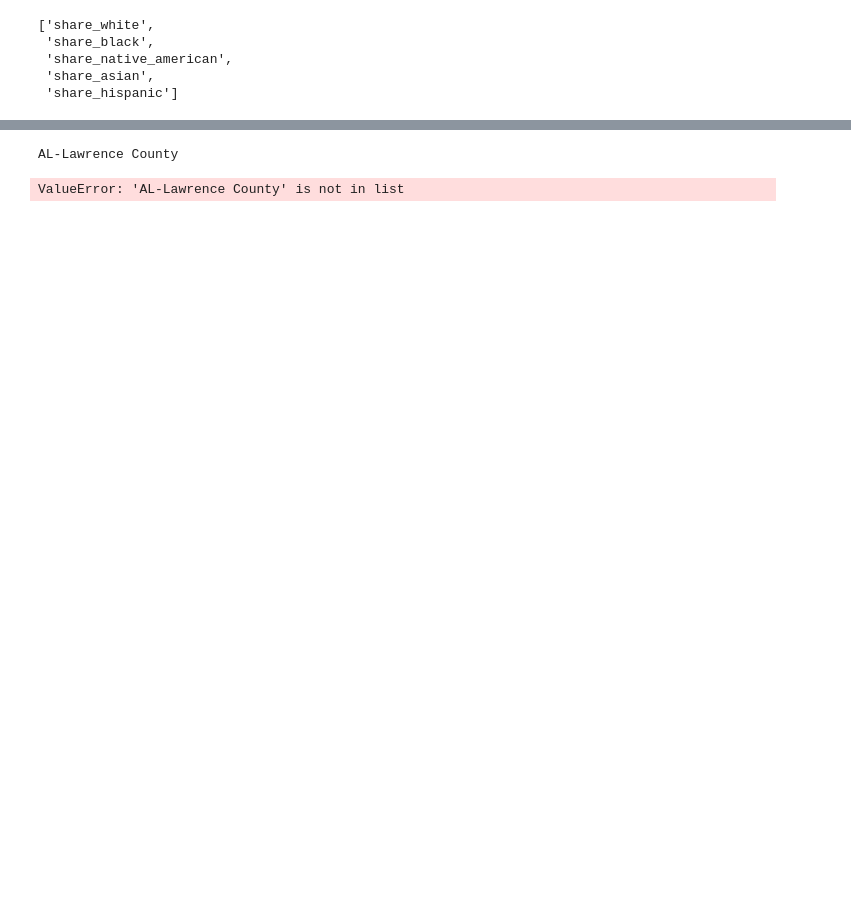
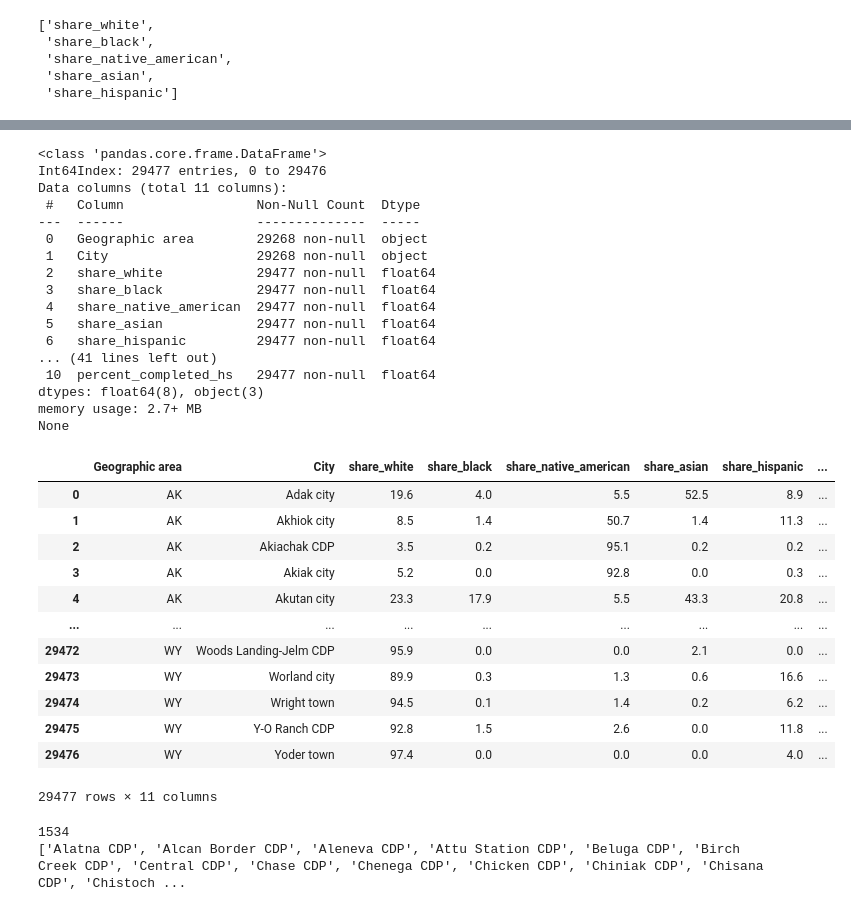
Before and after one commit to SaadSatter/Fatal_force_datascience, a Jupyter notebook: fatal_force_project_cse_351.ipynb, the cells around one changed output, grey strips where cells are left out. Drawn from its saved outputs; the diff is of its cells as text; code cells hidden in the pictures; blank space fills up the shorter version.

```diff
--- a/fatal_force_project_cse_351.ipynb
+++ b/fatal_force_project_cse_351.ipynb
@@ -227,3 +268,48 @@ list_total_races[0]
+# %%
+df_temp['Median Income'] = pd.to_numeric(df_temp['Median Income'], errors='coerce')
+df_temp['Median Income'] = df_temp['Median Income'].fillna(df_temp['Median Income'].mean())
+print(df_temp.info())
+
+df_temp['poverty_rate'] = pd.to_numeric(df_temp['poverty_rate'], errors='coerce')
+df_temp['poverty_rate'] = df_temp['poverty_rate'].fillna(df_temp['poverty_rate'].mean())
+print(df_temp.info())
+
+df_temp['percent_completed_hs'] = pd.to_numeric(df_temp['percent_completed_hs'], errors='coerce')
+df_temp['percent_completed_hs'] = df_temp['percent_completed_hs'].fillna(df_temp['percent_completed_hs'].mean())
+print(df_temp.info())
+
+df_temp
+# %% [output]
+<class 'pandas.core.frame.DataFrame'>
+Int64Index: 29477 entries, 0 to 29476
+Data columns (total 11 columns):
+ #   Column                 Non-Null Count  Dtype
+---  ------                 --------------  -----
+ 0   Geographic area        29268 non-null  object
+ 1   City                   29268 non-null  object
+ 2   share_white            29477 non-null  float64
+ 3   share_black            29477 non-null  float64
+ 4   share_native_american  29477 non-null  float64
+ 5   share_asian            29477 non-null  float64
+ 6   share_hispanic         29477 non-null  float64
+... (41 lines left out)
+ 10  percent_completed_hs   29477 non-null  float64
+dtypes: float64(8), object(3)
+memory usage: 2.7+ MB
+None
+|  | Geographic area | City | share_white | share_black | share_native_american | share_asian | share_hispanic | ... |
+| 0 | AK | Adak city | 19.6 | 4.0 | 5.5 | 52.5 | 8.9 | ... |
+| 1 | AK | Akhiok city | 8.5 | 1.4 | 50.7 | 1.4 | 11.3 | ... |
+| 2 | AK | Akiachak CDP | 3.5 | 0.2 | 95.1 | 0.2 | 0.2 | ... |
+| 3 | AK | Akiak city | 5.2 | 0.0 | 92.8 | 0.0 | 0.3 | ... |
+| 4 | AK | Akutan city | 23.3 | 17.9 | 5.5 | 43.3 | 20.8 | ... |
+| ... | ... | ... | ... | ... | ... | ... | ... | ... |
+| 29472 | WY | Woods Landing-Jelm CDP | 95.9 | 0.0 | 0.0 | 2.1 | 0.0 | ... |
+| 29473 | WY | Worland city | 89.9 | 0.3 | 1.3 | 0.6 | 16.6 | ... |
+| 29474 | WY | Wright town | 94.5 | 0.1 | 1.4 | 0.2 | 6.2 | ... |
+| 29475 | WY | Y-O Ranch CDP | 92.8 | 1.5 | 2.6 | 0.0 | 11.8 | ... |
+| 29476 | WY | Yoder town | 97.4 | 0.0 | 0.0 | 0.0 | 4.0 | ... |
+29477 rows × 11 columns
 # %%
 #we can check that all the cities in the total data set is still in the race_city dataset
 cities2 = tempDf_race['city'].tolist()
@@ -237,14 +323,29 @@ for i in cities:
         #print(i)
         j+=1
     else:
-        print(i)
-        print(cities2.index(i[0::1]))
+        """
+        If the
+        """
+        newDF = {}
+        newDF['Geographic area'] = i[0:2]
+        newDF['City'] = i[3:]
+        ind = 0
+        for share in porportional_share:
+            newDF[columns_race[ind]] = share
+            ind+=1
+        newDF['city'] = i
+        print(newDF)
+        tempDf_race = tempDf_race.append(newDF, ignore_index=True)
+        cities2 = tempDf_race['city'].tolist()
+        cities2 =list(set(cities2))
+        print(any(i in string for string in cities2))
+        j+=1
 
 print(j)
 print(list_bad_cities)
 # %% [output]
-AL-Lawrence County
+1534
+['Alatna CDP', 'Alcan Border CDP', 'Aleneva CDP', 'Attu Station CDP', 'Beluga CDP', 'Birch Creek CDP', 'Central CDP', 'Chase CDP', 'Chenega CDP', 'Chicken CDP', 'Chiniak CDP', 'Chisana CDP', 'Chistoch ...
-ValueError: 'AL-Lawrence County' is not in list
 # %%
 #make a list of df fT-oubaor each city
 list_df_cities = []
```
Also changed, not shown: parts of 13 cells of this notebook, 1 other file.
